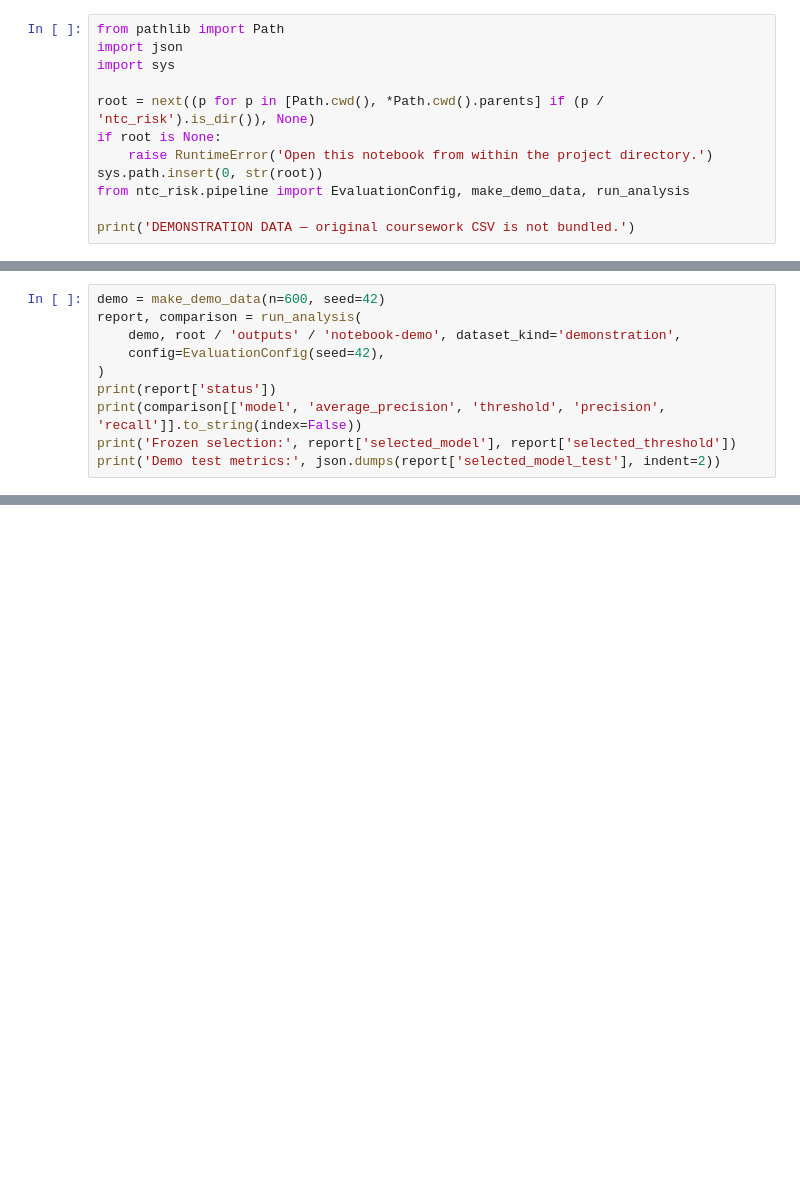
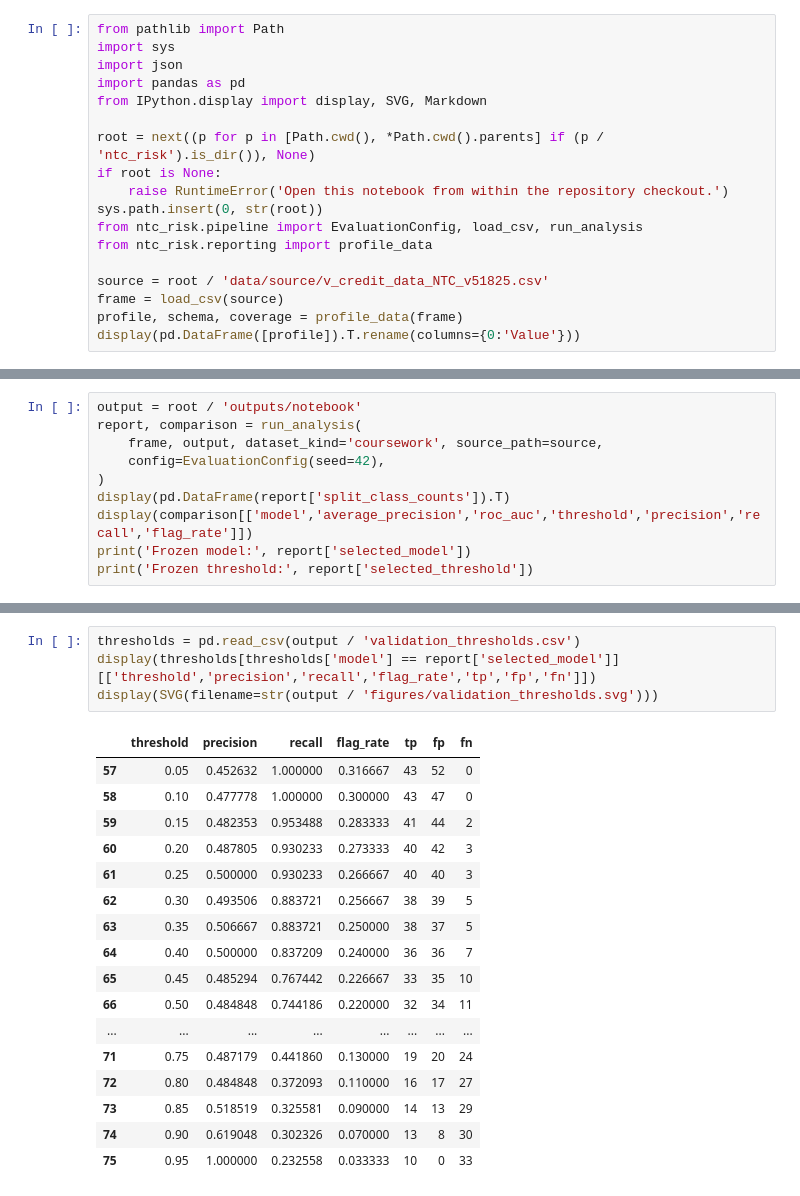
Before and after one commit to gracengg/New_to_Credit_Consumer_Risk_Analysis, a Jupyter notebook: notebooks/NTC_Consumer_Credit.ipynb, the cells around one changed output, grey strips where cells are left out. Drawn from its saved outputs; the diff is of its cells as text; blank space fills up the shorter version.

Commit message:
Publish original-data reproduction with executed notebook, result figures and verified source access

```diff
--- a/notebooks/NTC_Consumer_Credit.ipynb
+++ b/notebooks/NTC_Consumer_Credit.ipynb
@@ -7,13 +10,19 @@ This reviewed notebook demonstrates the corrected workflow on **new toy data** b
 # %%
 from pathlib import Path
+import sys
 import json
-import sys
+import pandas as pd
+from IPython.display import display, SVG, Markdown
 
 root = next((p for p in [Path.cwd(), *Path.cwd().parents] if (p / 'ntc_risk').is_dir()), None)
 if root is None:
-    raise RuntimeError('Open this notebook from within the project directory.')
+    raise RuntimeError('Open this notebook from within the repository checkout.')
 sys.path.insert(0, str(root))
-from ntc_risk.pipeline import EvaluationConfig, make_demo_data, run_analysis
+from ntc_risk.pipeline import EvaluationConfig, load_csv, run_analysis
+from ntc_risk.reporting import profile_data
 
-print('DEMONSTRATION DATA — original coursework CSV is not bundled.')
+source = root / 'data/source/v_credit_data_NTC_v51825.csv'
+frame = load_csv(source)
+profile, schema, coverage = profile_data(frame)
+display(pd.DataFrame([profile]).T.rename(columns={0:'Value'}))
 # %% [output]
@@ -25,11 +69,11 @@ Inputs pass an explicit schema and feature allowlist. The sample is split before
 # %%
-demo = make_demo_data(n=600, seed=42)
+output = root / 'outputs/notebook'
 report, comparison = run_analysis(
-    demo, root / 'outputs' / 'notebook-demo', dataset_kind='demonstration',
+    frame, output, dataset_kind='coursework', source_path=source,
     config=EvaluationConfig(seed=42),
 )
-print(report['status'])
-print(comparison[['model', 'average_precision', 'threshold', 'precision', 'recall']].to_string(index=False))
-print('Frozen selection:', report['selected_model'], report['selected_threshold'])
-print('Demo test metrics:', json.dumps(report['selected_model_test'], indent=2))
+display(pd.DataFrame(report['split_class_counts']).T)
+display(comparison[['model','average_precision','roc_auc','threshold','precision','recall','flag_rate']])
+print('Frozen model:', report['selected_model'])
+print('Frozen threshold:', report['selected_threshold'])
 # %% [output]
@@ -77,0 +103,22 @@ Supply an authorized CSV locally, then run `python -m ntc_risk --data data/v_cre
+# %%
+thresholds = pd.read_csv(output / 'validation_thresholds.csv')
+display(thresholds[thresholds['model'] == report['selected_model']][['threshold','precision','recall','flag_rate','tp','fp','fn']])
+display(SVG(filename=str(output / 'figures/validation_thresholds.svg')))
+# %% [output]
+|  | threshold | precision | recall | flag_rate | tp | fp | fn |
+| 57 | 0.05 | 0.452632 | 1.000000 | 0.316667 | 43 | 52 | 0 |
+| 58 | 0.10 | 0.477778 | 1.000000 | 0.300000 | 43 | 47 | 0 |
+| 59 | 0.15 | 0.482353 | 0.953488 | 0.283333 | 41 | 44 | 2 |
+| 60 | 0.20 | 0.487805 | 0.930233 | 0.273333 | 40 | 42 | 3 |
+| 61 | 0.25 | 0.500000 | 0.930233 | 0.266667 | 40 | 40 | 3 |
+| 62 | 0.30 | 0.493506 | 0.883721 | 0.256667 | 38 | 39 | 5 |
+| 63 | 0.35 | 0.506667 | 0.883721 | 0.250000 | 38 | 37 | 5 |
+| 64 | 0.40 | 0.500000 | 0.837209 | 0.240000 | 36 | 36 | 7 |
+| 65 | 0.45 | 0.485294 | 0.767442 | 0.226667 | 33 | 35 | 10 |
+| 66 | 0.50 | 0.484848 | 0.744186 | 0.220000 | 32 | 34 | 11 |
+| ... | ... | ... | ... | ... | ... | ... | ... |
+| 71 | 0.75 | 0.487179 | 0.441860 | 0.130000 | 19 | 20 | 24 |
+| 72 | 0.80 | 0.484848 | 0.372093 | 0.110000 | 16 | 17 | 27 |
+| 73 | 0.85 | 0.518519 | 0.325581 | 0.090000 | 14 | 13 | 29 |
+| 74 | 0.90 | 0.619048 | 0.302326 | 0.070000 | 13 | 8 | 30 |
+| 75 | 0.95 | 1.000000 | 0.232558 | 0.033333 | 10 | 0 | 33 |
```
Also changed, not shown: parts of 20 cells of this notebook, 36 other files.
